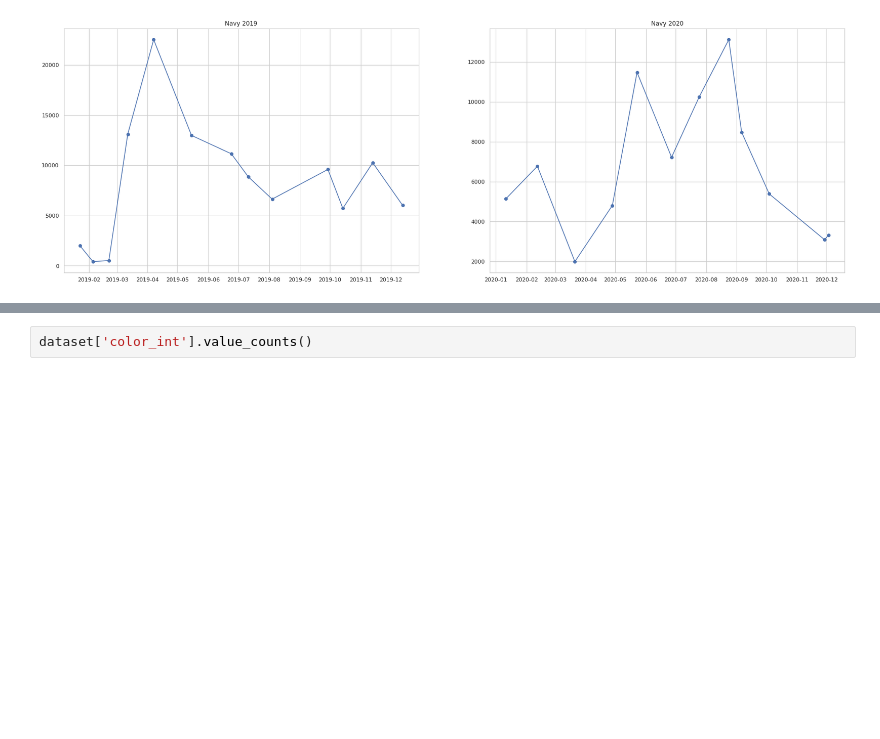
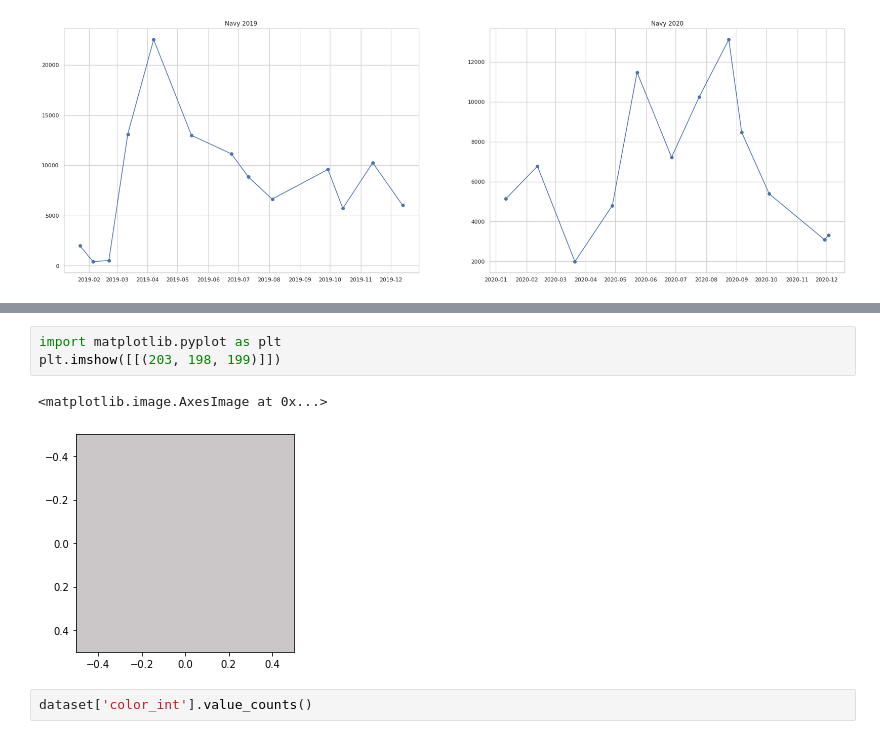
Before and after one commit to geadalfa/PrediksiWarna, a Jupyter notebook: Randomforest_NN.ipynb, the cells around one changed output, grey strips where cells are left out. Drawn from its saved outputs; the diff is of its cells as text; blank space fills up the shorter version.

```diff
--- a/Randomforest_NN.ipynb
+++ b/Randomforest_NN.ipynb
@@ -399,6 +399,12 @@ dataset.head()
 | 2 | OLIVE | (43.75, 54.54545454545454, 34.509... | 43.75 | 54.545455 | 34.509804 | [187 112 60] | 3 | 2017-07-23 | ... |
 | 3 | BLACK | (289.99999999999994, 9.8360655737... | 290.00 | 9.836066 | 23.921569 | [56 52 51] | 4 | 2017-07-31 | ... |
 | 4 | BLACK | (289.99999999999994, 9.8360655737... | 290.00 | 9.836066 | 23.921569 | [56 52 51] | 1 | 2017-08-01 | ... |
+# %%
+import matplotlib.pyplot as plt
+plt.imshow([[(203, 198, 199)]])
+# %% [output]
+<matplotlib.image.AxesImage at 0x...>
+[figure, added]
 # %%
 dataset['color_int'].value_counts()
 # %% [output]
```
Also changed, not shown: parts of 24 cells of this notebook.
